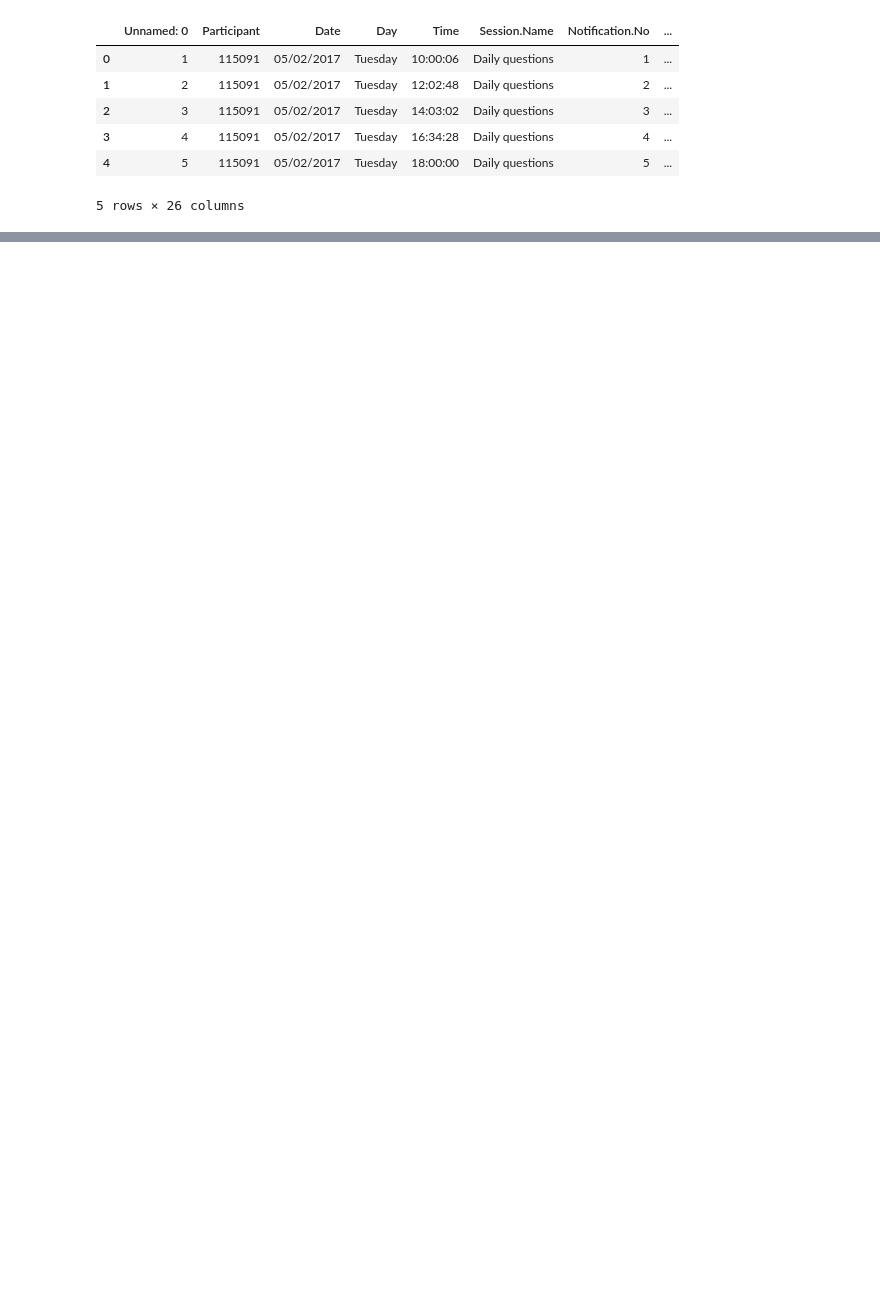
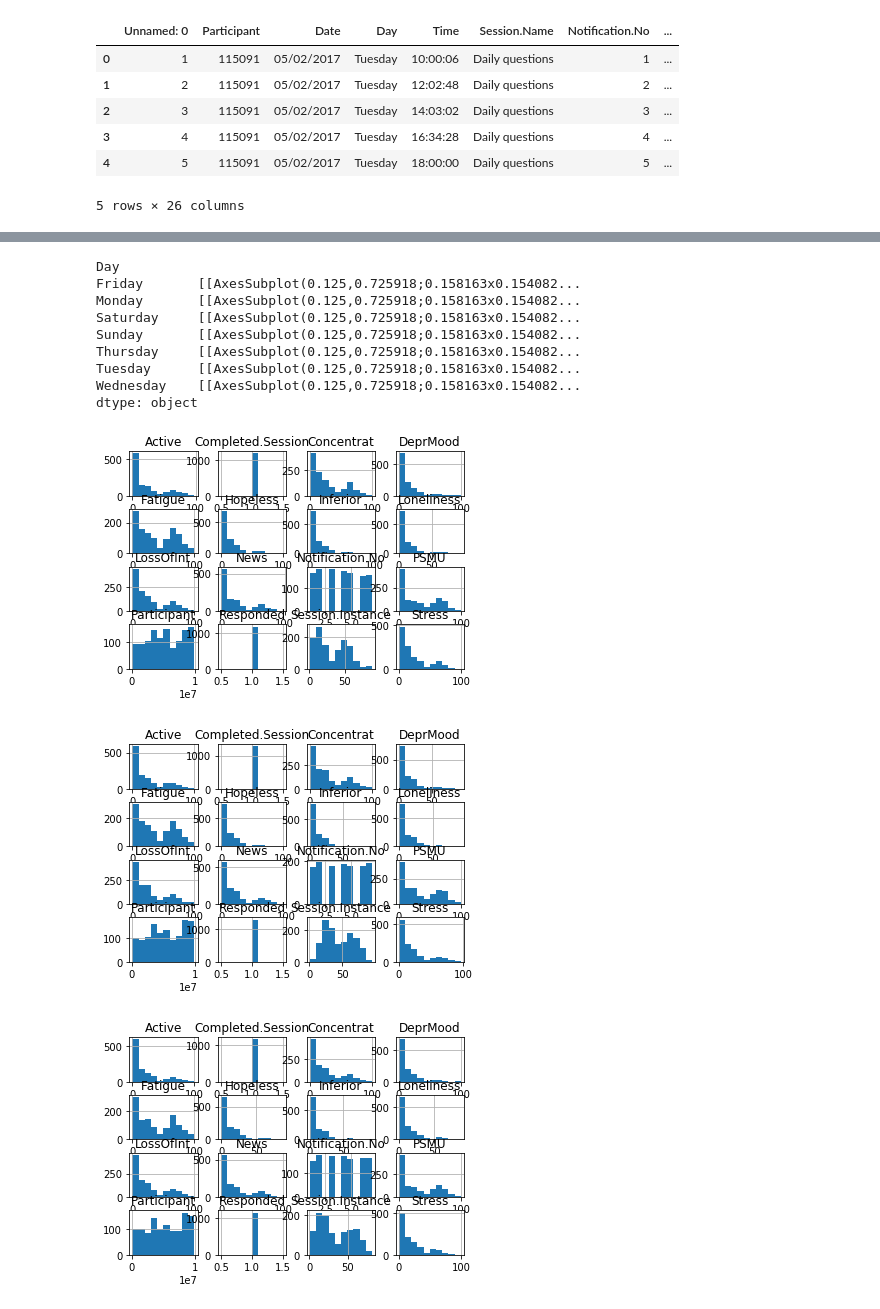
Before and after one commit to hialstkd/Social_Media_And_Happiness, a Jupyter notebook: cleaned_data.ipynb, the cells around one changed output, grey strips where cells are left out. Saved outputs shown, nothing was run; the diff lists cells and outputs as text; code cells hidden in the pictures; blank space fills up the shorter version.

```diff
--- a/cleaned_data.ipynb
+++ b/cleaned_data.ipynb
@@ -41,9 +26,10 @@ dtype: int64
 social_media_df.dropna(how = "all")
 
 
-cleaned_social_media = social_media_df.drop(['LifePak.Download.No','Session.Name', 'Session.Instance.Response.Lapse', 'Instr_DQs', 'Unnamed: 0'], axis = 1)
+cleaned_social_media = social_media_df.drop(['LifePak.Download.No','Session.Name', 'Session.Instance.Response.Lapse', 'Instr_DQs', 'Unnamed: 0', 'Reminders.Delivered'], axis = 1)
 cleaned_social_media = cleaned_social_media.dropna(axis = 0, how = 'any')
 cleaned_social_media.head(10)
 
 
 cleaned_social_media.to_csv('Resources/cleaned_data.csv')
+cleaned_social_media.head(10)
@@ -49,0 +48,3 @@ cleaned_social_media.to_csv('Resources/cleaned_data.csv')
+# %%
+participant_group = cleaned_social_media.groupby('Day')
+participant_group.head(125)
@@ -49,0 +65,15 @@ cleaned_social_media.to_csv('Resources/cleaned_data.csv')
+# %%
+participant_group.hist()
+# %% [output]
+Day
+Friday       [[AxesSubplot(0.125,0.725918;0.158163x0.154082...
+Monday       [[AxesSubplot(0.125,0.725918;0.158163x0.154082...
+Saturday     [[AxesSubplot(0.125,0.725918;0.158163x0.154082...
+Sunday       [[AxesSubplot(0.125,0.725918;0.158163x0.154082...
+Thursday     [[AxesSubplot(0.125,0.725918;0.158163x0.154082...
+Tuesday      [[AxesSubplot(0.125,0.725918;0.158163x0.154082...
+Wednesday    [[AxesSubplot(0.125,0.725918;0.158163x0.154082...
+dtype: object
+[figure, added]
+[figure, added]
+[figure, added]
```
Also changed, not shown: parts of 27 cells of this notebook, 10 other files.
